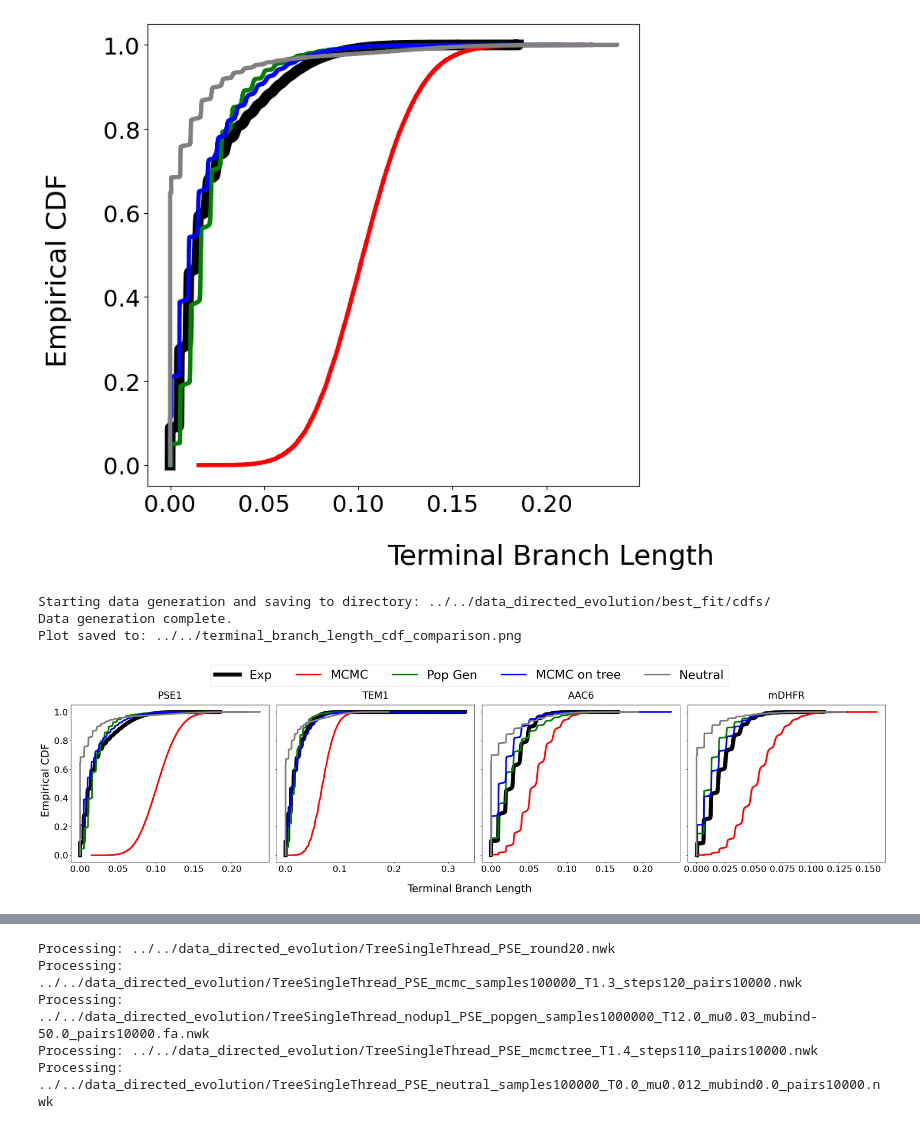
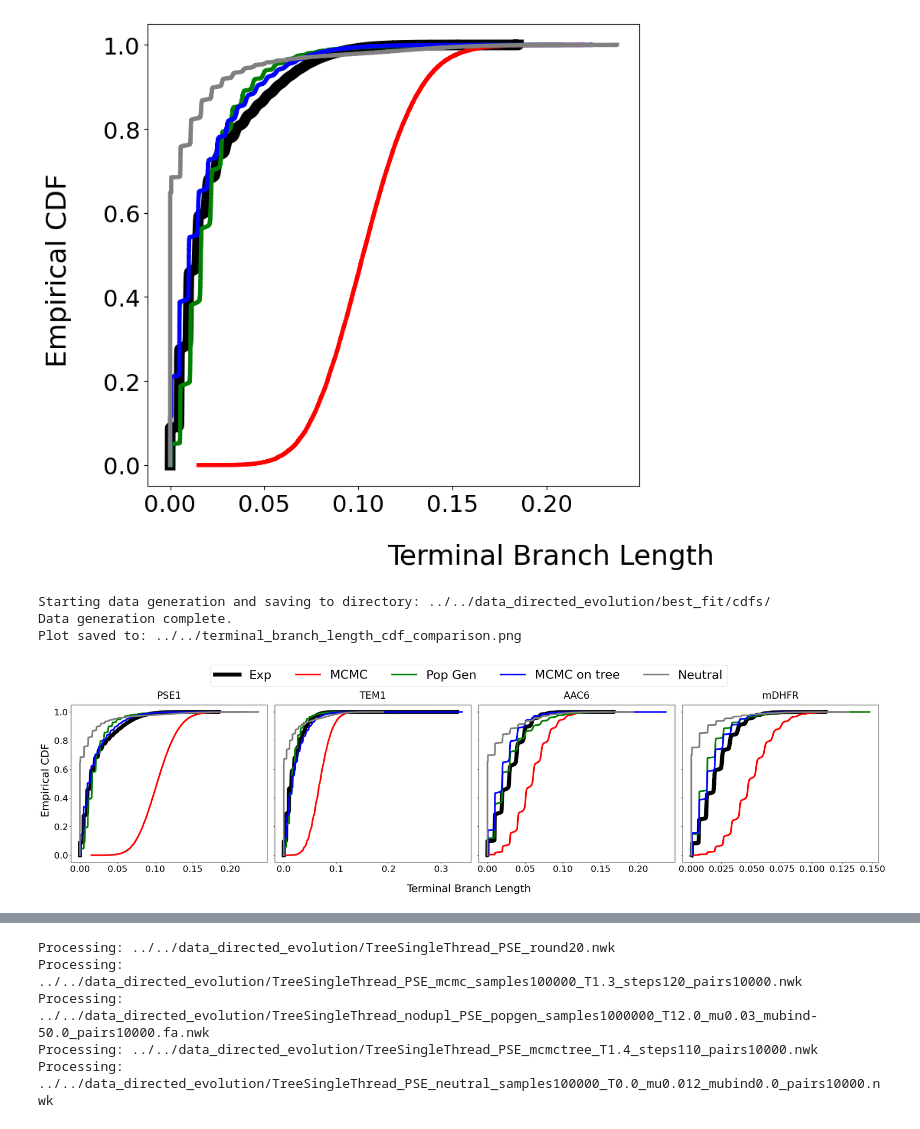
Before and after one commit to leonardodibari/Genie.jl, a Jupyter notebook: popgen/tree_statistics.ipynb, the cells around one changed output, grey strips where cells are left out. Cells and saved outputs as stored; diff of their text form; code cells hidden in the pictures.

Commit message:
solved issue popgen

```diff
--- a/popgen/tree_statistics.ipynb
+++ b/popgen/tree_statistics.ipynb
@@ -708,7 +708,7 @@ files_pse = [
     f"{base_path}TreeSingleThread_PSE_round20.nwk",
     f"{base_path}TreeSingleThread_PSE_mcmc_samples100000_T1.3_steps120_pairs10000.nwk",
     f"{base_path}TreeSingleThread_nodupl_PSE_popgen_samples100000_T12.0_mu0.03_mubind-50.0_pairs10000.nwk",
-    f"{base_path}TreeSingleThread_PSE_mcmctree_T1.4_steps110_pairs10000.nwk",
+    f"{base_path}TreeSingleThread_nodupl_PSE_mcmctree.nwk",
     f"{base_path}TreeSingleThread_PSE_neutral_samples100000_T0.0_mu0.012_mubind0.0_pairs10000.nwk"
 ]
 
@@ -717,7 +717,7 @@ files_tem = [
     f"{base_path}TreeSingleThread_TEM_round12.nwk",
     f"{base_path}TreeSingleThread_TEM_mcmc_samples100000_T1.1_steps95_pairs10000.nwk",
     f"{base_path}TreeSingleThread_nodupl_TEM_popgen_samples100000_T6.0_mu0.035_mubind-50.0_pairs10000.nwk",
-    f"{base_path}TreeSingleThread_TEM_mcmctree_T1.1_steps100_pairs10000.nwk",
+    f"{base_path}TreeSingleThread_nodupl_TEM_mcmctree.nwk",
     f"{base_path}TreeSingleThread_TEM_neutral_samples100000_T0.0_mu0.014_mubind0.0_pairs10000.nwk"
 ]
 
@@ -725,15 +725,15 @@ files_aac = [
     f"{base_path}TreeSingleThread_AAC6_round8.nwk",
     f"{base_path}TreeSingleThread_AAC_mcmc_samples100000_T2.1_steps30_pairs10000.nwk",
     f"{base_path}TreeSingleThread_nodupl_AAC_popgen_samples100000_T10.0_mu0.035_mubind0.0_pairs10000.nwk",
-    f"{base_path}TreeSingleThread_AAC_mcmctree_T1.8_steps30_pairs10000.nwk",
+    f"{base_path}TreeSingleThread_nodupl_AAC_mcmctree.nwk",
     f"{base_path}TreeSingleThread_AAC_neutral_samples100000_T0.0_mu0.018_mubind0.0_pairs10000.nwk"
 ]
 
 files_dhfr = [
     f"{base_path}TreeSingleThread_DHFR_round15.nwk",
-    f"{base_path}TreeSingleThread_DHFR_mcmc_samples100000_T2.2_steps60_pairs10000.nwk",
-    f"{base_path}TreeSingleThread_nodupl_DHFR_popgen_samples100000_T8.0_mu0.02_mubind-10.0_pairs10000.nwk",
-    f"{base_path}TreeSingleThread_DHFR_mcmctree_T2.2_steps60_pairs10000.nwk",
+    f"{base_path}TreeSingleThread_DHFR_mcmc_samples100000_T2.3_steps50_pairs10000.nwk",
+    f"{base_path}TreeSingleThread_nodupl_DHFR_popgen_samples1000000_T8.0_mu0.02_mubind10.0_pairs10000.nwk",
+    f"{base_path}TreeSingleThread_nodupl_DHFR_mcmctree.nwk",
     f"{base_path}TreeSingleThread_DHFR_neutral_samples100000_T0.0_mu0.007_mubind0.0_pairs10000.nwk"]
 
 
@@ -813,31 +813,31 @@ for i, wt_name in enumerate(wt_names):
 
     # Clear subplot x/y labels to use common labels instead
     ax.set_xlabel("")
     ax.set_ylabel("")
 
 
 # --- Apply Common Styling and Saving Plot ---
 
 # Common Y-axis label
 fig.text(0.01, 0.5, "Empirical CDF", va="center", rotation="vertical", fontsize=26)
 
 # Common X-axis label
 fig.text(0.5, 0.02, "Terminal Branch Length", ha="center", fontsize=26)
 
 # Shared legend
 fig.legend(labels, loc="upper center", ncol=len(labels), bbox_to_anchor=(0.5, 1.02), fontsize=30)
 
 # Adjust layout
 fig.tight_layout(rect=[0.02, 0.08, 0.98, 0.90])
 
 # Save the figure
 plt.savefig(OUTPUT_PLT_PATH, dpi=700)
 print(f"Plot saved to: {OUTPUT_PLT_PATH}")
 
 # Optional: show the plot
 # plt.show()
 # %% [output]
 Starting data generation and saving to directory: ../../data_directed_evolution/best_fit/cdfs/
 Data generation complete.
 Plot saved to: ../../terminal_branch_length_cdf_comparison.png
-[figure, old version]
+[figure, new version]
```
Also changed, not shown: parts of 1 cell of this notebook, 14 other files.
